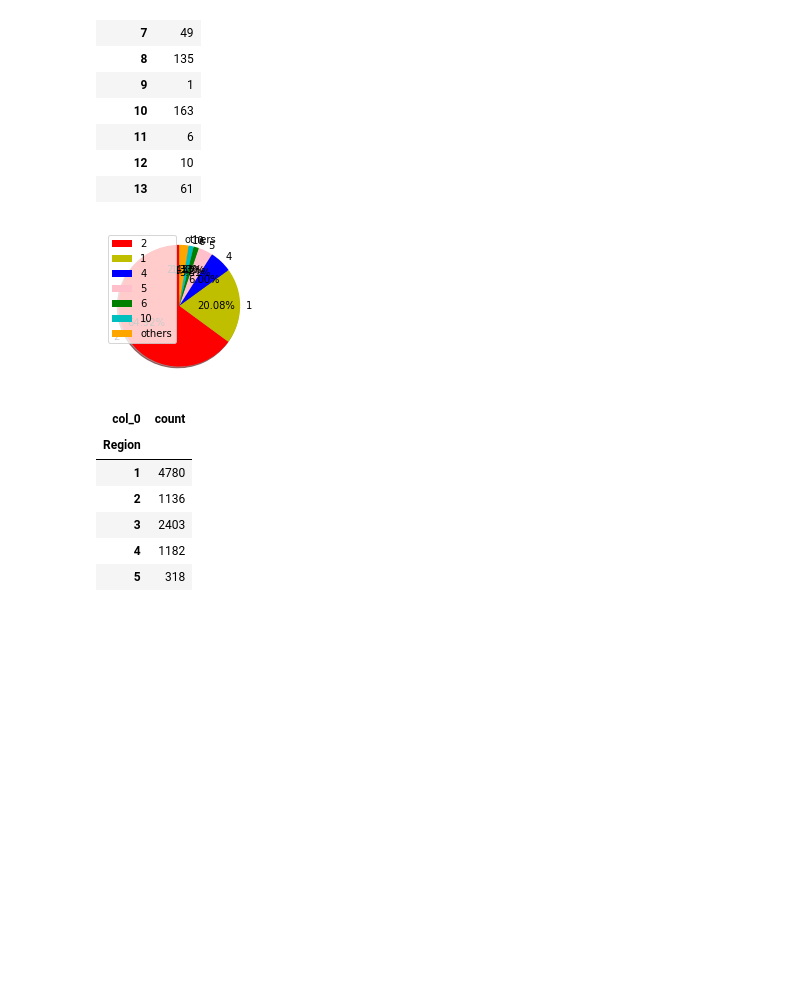
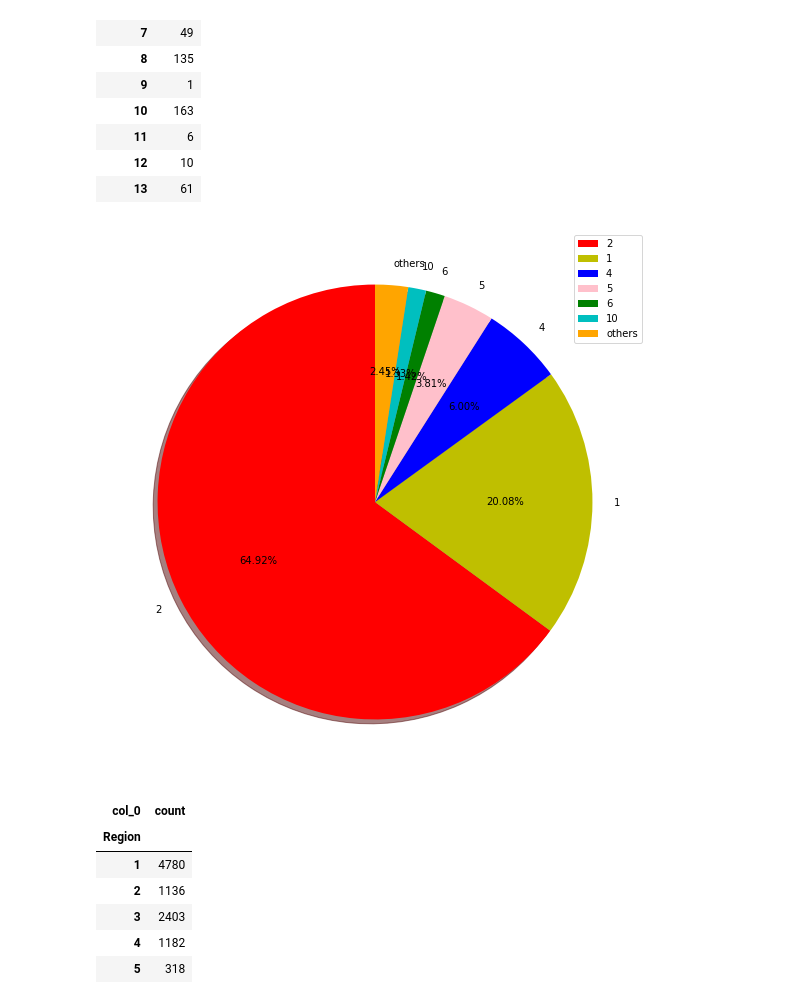
Before and after one commit to SepidehMohammadi/Capstone_python, a Jupyter notebook: Online Shoppers Purchasing Intention.ipynb, the cells around one changed output. Saved outputs shown, nothing was run; the diff lists cells and outputs as text; code cells hidden in the pictures; blank space fills up the shorter version.

```diff
--- a/Online Shoppers Purchasing Intention.ipynb
+++ b/Online Shoppers Purchasing Intention.ipynb
@@ -282,16 +287,17 @@ Browser_frequency_table
 | 13 | 61 |
 # %%
 #Percentage of different browsers
+plt.rcParams["figure.figsize"]=(25,10)
 size = [7961, 2462, 736, 467, 174, 163, 300]
 colors = ['r', 'y', 'b', 'pink', 'g', 'c', 'orange']
 labels = "2", "1", "4", "5", "6", "10", "others"
-plt.subplot(1, 2, 2)
+plt.subplot(1, 2, 1)
 plt.pie(size, colors = colors, labels = labels, shadow = True, autopct = '%.2f%%', startangle = 90)
 plt.axis('off')
 plt.legend()
 plt.show()
 # %% [output]
-[figure, old version]
+[figure, new version]
 # %%
 #Region
 Region_frequency_table = pd.crosstab(index=OSHIdf["Region"], columns = "count")
```
Also changed, not shown: parts of 344 cells of this notebook, 2 other files.
